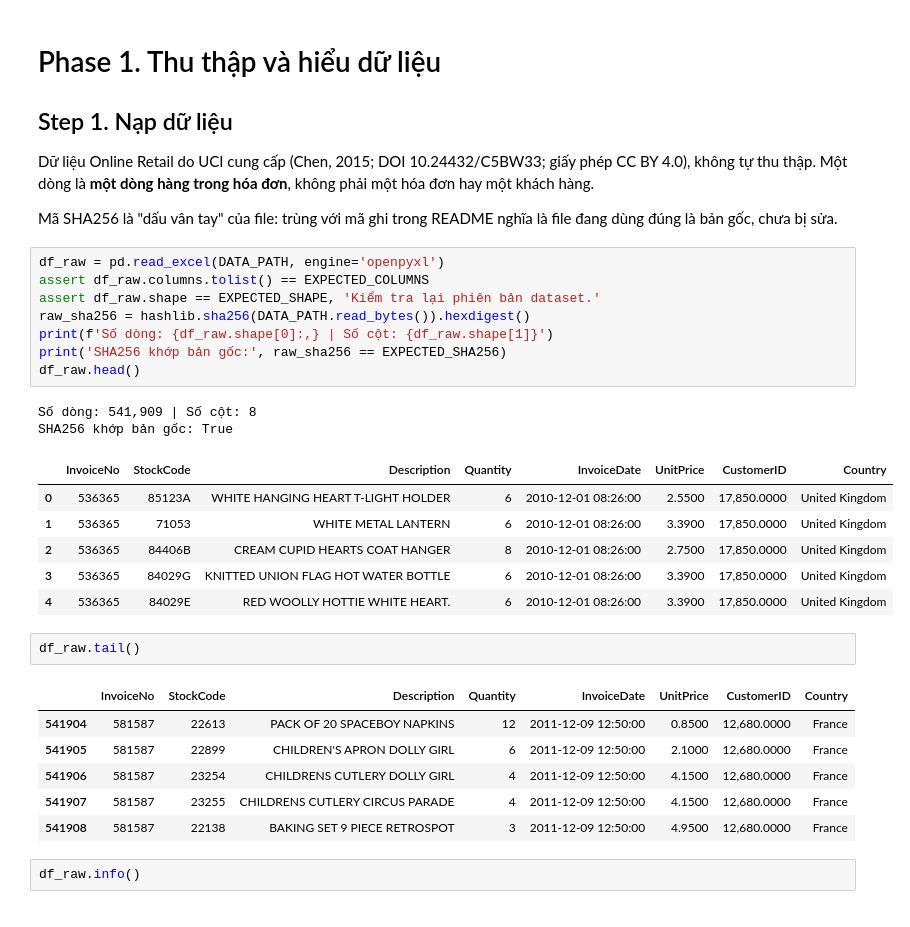
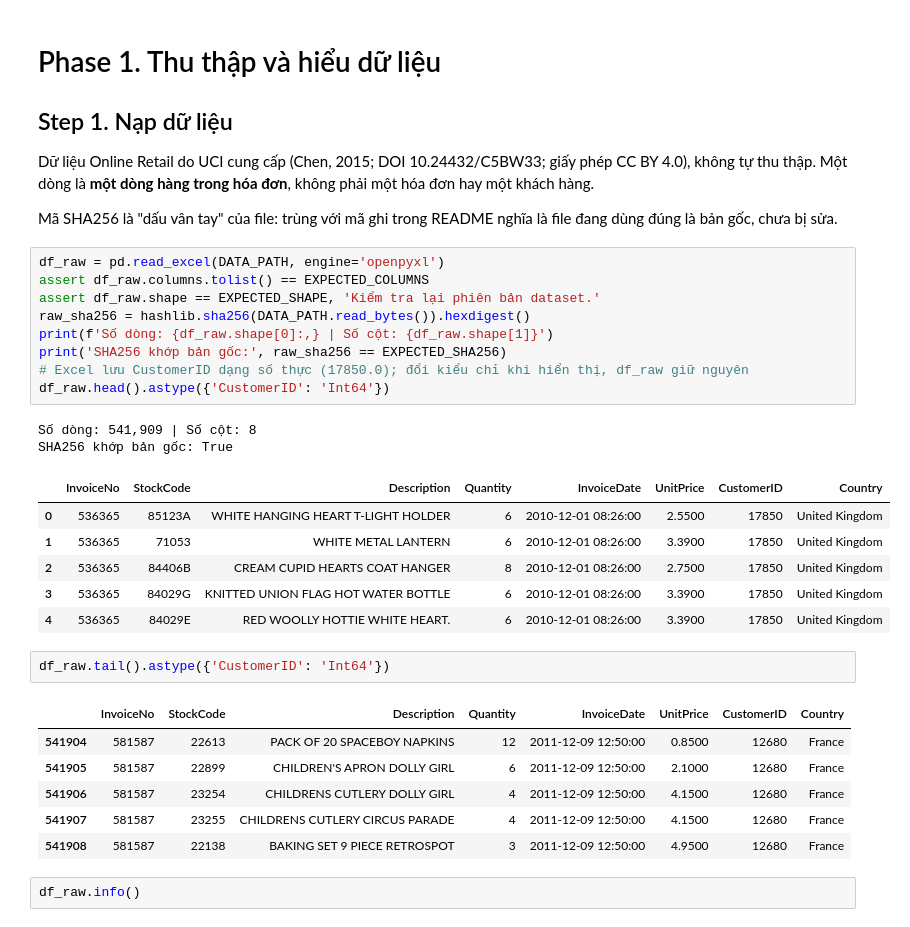
Before and after one commit to Trunguit1122/ecomanalysis, a Jupyter notebook: analysis/NhomXX_Phan_tich.ipynb, the cells around one changed output. Cells and saved outputs as stored; diff of their text form.

```diff
--- a/analysis/NhomXX_Phan_tich.ipynb
+++ b/analysis/NhomXX_Phan_tich.ipynb
@@ -106,29 +106,30 @@ Mã SHA256 là "dấu vân tay" của file: trùng với mã ghi trong README ng
 # %%
 df_raw = pd.read_excel(DATA_PATH, engine='openpyxl')
 assert df_raw.columns.tolist() == EXPECTED_COLUMNS
 assert df_raw.shape == EXPECTED_SHAPE, 'Kiểm tra lại phiên bản dataset.'
 raw_sha256 = hashlib.sha256(DATA_PATH.read_bytes()).hexdigest()
 print(f'Số dòng: {df_raw.shape[0]:,} | Số cột: {df_raw.shape[1]}')
 print('SHA256 khớp bản gốc:', raw_sha256 == EXPECTED_SHA256)
-df_raw.head()
+# Excel lưu CustomerID dạng số thực (17850.0); đổi kiểu chỉ khi hiển thị, df_raw giữ nguyên
+df_raw.head().astype({'CustomerID': 'Int64'})
 # %% [output]
 Số dòng: 541,909 | Số cột: 8
 SHA256 khớp bản gốc: True
 |  | InvoiceNo | StockCode | Description | Quantity | InvoiceDate | UnitPrice | CustomerID | Country |
-| 0 | 536365 | 85123A | WHITE HANGING HEART T-LIGHT HOLDER | 6 | 2010-12-01 08:26:00 | 2.5500 | 17,850.0000 | United Kingdom |
-| 1 | 536365 | 71053 | WHITE METAL LANTERN | 6 | 2010-12-01 08:26:00 | 3.3900 | 17,850.0000 | United Kingdom |
-| 2 | 536365 | 84406B | CREAM CUPID HEARTS COAT HANGER | 8 | 2010-12-01 08:26:00 | 2.7500 | 17,850.0000 | United Kingdom |
-| 3 | 536365 | 84029G | KNITTED UNION FLAG HOT WATER BOTTLE | 6 | 2010-12-01 08:26:00 | 3.3900 | 17,850.0000 | United Kingdom |
-| 4 | 536365 | 84029E | RED WOOLLY HOTTIE WHITE HEART. | 6 | 2010-12-01 08:26:00 | 3.3900 | 17,850.0000 | United Kingdom |
+| 0 | 536365 | 85123A | WHITE HANGING HEART T-LIGHT HOLDER | 6 | 2010-12-01 08:26:00 | 2.5500 | 17850 | United Kingdom |
+| 1 | 536365 | 71053 | WHITE METAL LANTERN | 6 | 2010-12-01 08:26:00 | 3.3900 | 17850 | United Kingdom |
+| 2 | 536365 | 84406B | CREAM CUPID HEARTS COAT HANGER | 8 | 2010-12-01 08:26:00 | 2.7500 | 17850 | United Kingdom |
+| 3 | 536365 | 84029G | KNITTED UNION FLAG HOT WATER BOTTLE | 6 | 2010-12-01 08:26:00 | 3.3900 | 17850 | United Kingdom |
+| 4 | 536365 | 84029E | RED WOOLLY HOTTIE WHITE HEART. | 6 | 2010-12-01 08:26:00 | 3.3900 | 17850 | United Kingdom |
 # %%
-df_raw.tail()
+df_raw.tail().astype({'CustomerID': 'Int64'})
 # %% [output]
 |  | InvoiceNo | StockCode | Description | Quantity | InvoiceDate | UnitPrice | CustomerID | Country |
-| 541904 | 581587 | 22613 | PACK OF 20 SPACEBOY NAPKINS | 12 | 2011-12-09 12:50:00 | 0.8500 | 12,680.0000 | France |
-| 541905 | 581587 | 22899 | CHILDREN'S APRON DOLLY GIRL | 6 | 2011-12-09 12:50:00 | 2.1000 | 12,680.0000 | France |
-| 541906 | 581587 | 23254 | CHILDRENS CUTLERY DOLLY GIRL | 4 | 2011-12-09 12:50:00 | 4.1500 | 12,680.0000 | France |
-| 541907 | 581587 | 23255 | CHILDRENS CUTLERY CIRCUS PARADE | 4 | 2011-12-09 12:50:00 | 4.1500 | 12,680.0000 | France |
-| 541908 | 581587 | 22138 | BAKING SET 9 PIECE RETROSPOT | 3 | 2011-12-09 12:50:00 | 4.9500 | 12,680.0000 | France |
+| 541904 | 581587 | 22613 | PACK OF 20 SPACEBOY NAPKINS | 12 | 2011-12-09 12:50:00 | 0.8500 | 12680 | France |
+| 541905 | 581587 | 22899 | CHILDREN'S APRON DOLLY GIRL | 6 | 2011-12-09 12:50:00 | 2.1000 | 12680 | France |
+| 541906 | 581587 | 23254 | CHILDRENS CUTLERY DOLLY GIRL | 4 | 2011-12-09 12:50:00 | 4.1500 | 12680 | France |
+| 541907 | 581587 | 23255 | CHILDRENS CUTLERY CIRCUS PARADE | 4 | 2011-12-09 12:50:00 | 4.1500 | 12680 | France |
+| 541908 | 581587 | 22138 | BAKING SET 9 PIECE RETROSPOT | 3 | 2011-12-09 12:50:00 | 4.9500 | 12680 | France |
 # %%
 df_raw.info()
 # %% [output]
```
Also changed, not shown: parts of 4 cells of this notebook, 1 other file.
